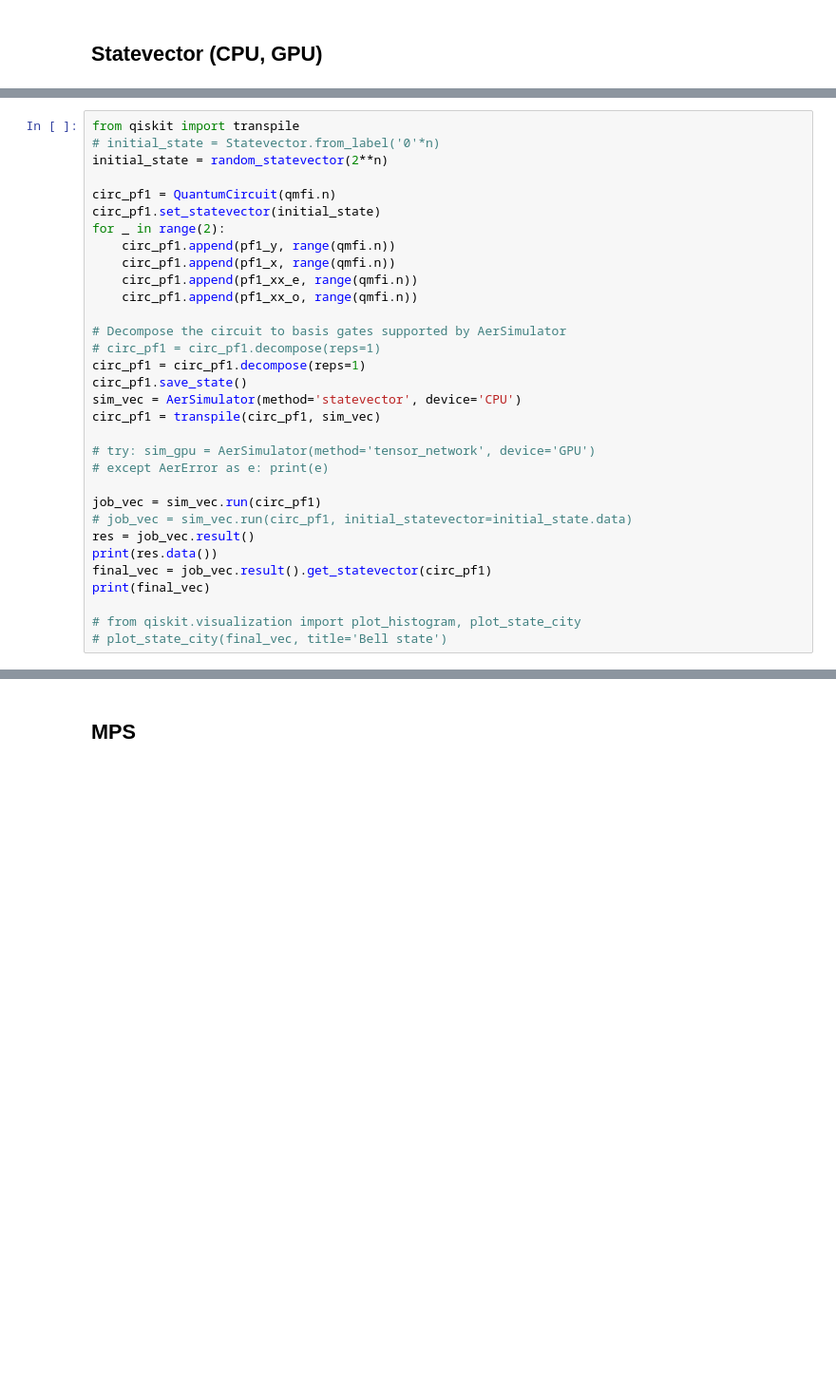
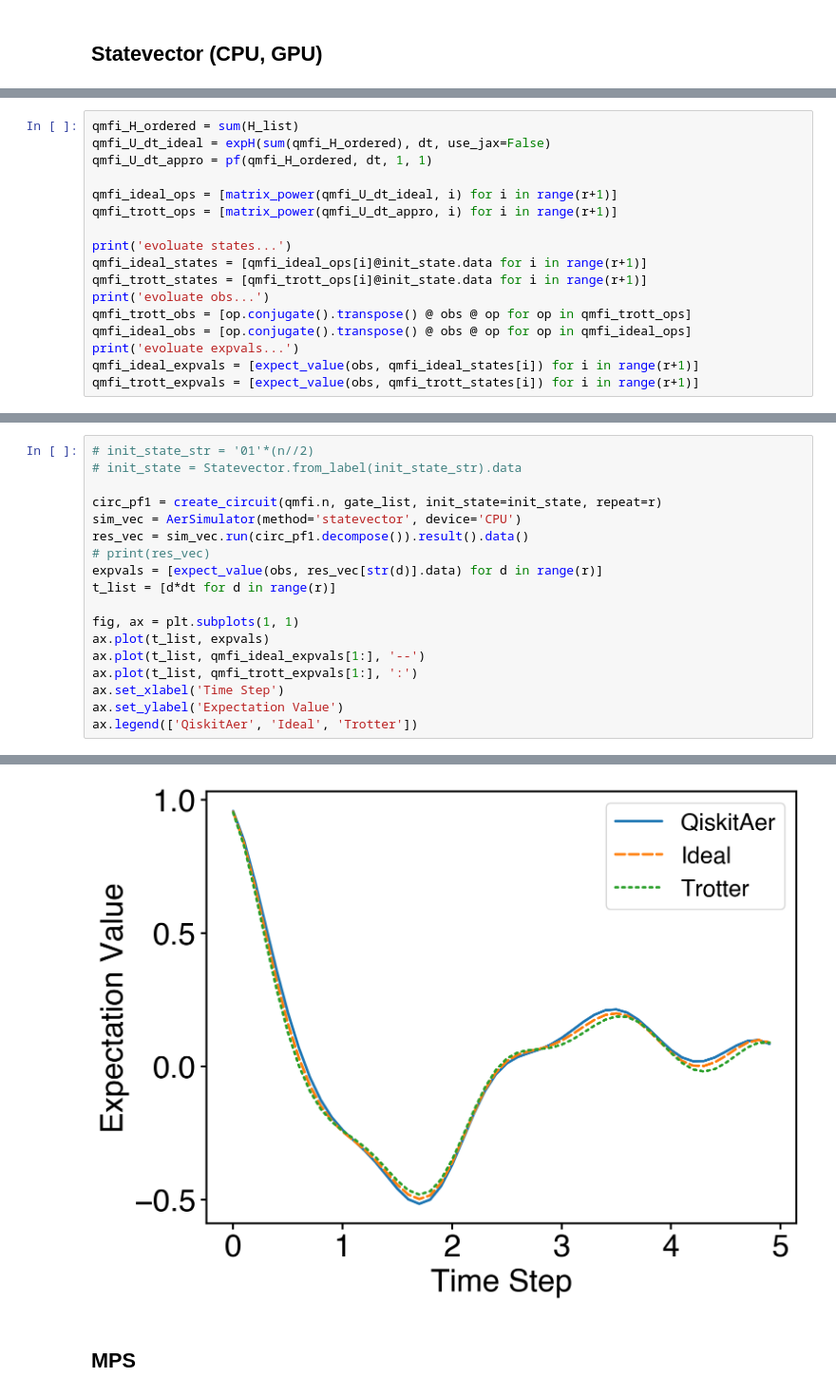
Before and after one commit to Jue-Xu/Pauli-Propagation-Hamiltonian-Expectation, a Jupyter notebook: MPS.ipynb, the cells around one changed output, grey strips where cells are left out. Shown at 95% size. Cells and saved outputs as stored; diff of their text form; blank space fills up the shorter version.

```diff
--- a/MPS.ipynb
+++ b/MPS.ipynb
@@ -117,0 +97,17 @@ result.data(0)
+# %%
+qmfi_H_ordered = sum(H_list)
+qmfi_U_dt_ideal = expH(sum(qmfi_H_ordered), dt, use_jax=False)
+qmfi_U_dt_appro = pf(qmfi_H_ordered, dt, 1, 1)
+
+qmfi_ideal_ops = [matrix_power(qmfi_U_dt_ideal, i) for i in range(r+1)]
+qmfi_trott_ops = [matrix_power(qmfi_U_dt_appro, i) for i in range(r+1)]
+
+print('evoluate states...')
+qmfi_ideal_states = [qmfi_ideal_ops[i]@init_state.data for i in range(r+1)]
+qmfi_trott_states = [qmfi_trott_ops[i]@init_state.data for i in range(r+1)]
+print('evoluate obs...')
+qmfi_trott_obs = [op.conjugate().transpose() @ obs @ op for op in qmfi_trott_ops]
+qmfi_ideal_obs = [op.conjugate().transpose() @ obs @ op for op in qmfi_ideal_ops]
+print('evoluate expvals...')
+qmfi_ideal_expvals = [expect_value(obs, qmfi_ideal_states[i]) for i in range(r+1)]
+qmfi_trott_expvals = [expect_value(obs, qmfi_trott_states[i]) for i in range(r+1)]
@@ -118,33 +118,19 @@ result.data(0)
 # %%
-from qiskit import transpile
-# initial_state = Statevector.from_label('0'*n)
-initial_state = random_statevector(2**n)
+# init_state_str = '01'*(n//2)
+# init_state = Statevector.from_label(init_state_str).data
 
-circ_pf1 = QuantumCircuit(qmfi.n)
-circ_pf1.set_statevector(initial_state)
-for _ in range(2):
-    circ_pf1.append(pf1_y, range(qmfi.n))
-    circ_pf1.append(pf1_x, range(qmfi.n))
-    circ_pf1.append(pf1_xx_e, range(qmfi.n))
-    circ_pf1.append(pf1_xx_o, range(qmfi.n))
+circ_pf1 = create_circuit(qmfi.n, gate_list, init_state=init_state, repeat=r)
+sim_vec = AerSimulator(method='statevector', device='CPU')
+res_vec = sim_vec.run(circ_pf1.decompose()).result().data()
+# print(res_vec)
+expvals = [expect_value(obs, res_vec[str(d)].data) for d in range(r)]
+t_list = [d*dt for d in range(r)]
 
-# Decompose the circuit to basis gates supported by AerSimulator
-# circ_pf1 = circ_pf1.decompose(reps=1)
-circ_pf1 = circ_pf1.decompose(reps=1)
-circ_pf1.save_state()
-sim_vec = AerSimulator(method='statevector', device='CPU')
-circ_pf1 = transpile(circ_pf1, sim_vec)
-
-# try: sim_gpu = AerSimulator(method='tensor_network', device='GPU')
-# except AerError as e: print(e)
-
-job_vec = sim_vec.run(circ_pf1)
-# job_vec = sim_vec.run(circ_pf1, initial_statevector=initial_state.data)
-res = job_vec.result()
-print(res.data())
-final_vec = job_vec.result().get_statevector(circ_pf1)
-print(final_vec)
-
-# from qiskit.visualization import plot_histogram, plot_state_city
-# plot_state_city(final_vec, title='Bell state')
+fig, ax = plt.subplots(1, 1)
+ax.plot(t_list, expvals)
+ax.plot(t_list, qmfi_ideal_expvals[1:], '--')
+ax.plot(t_list, qmfi_trott_expvals[1:], ':')
+ax.set_xlabel('Time Step')
+ax.set_ylabel('Expectation Value')
+ax.legend(['QiskitAer', 'Ideal', 'Trotter'])
 # %% [output]
@@ -165,3 +138,4 @@ Statevector([-0.175783+0.109214j,  0.04721 +0.168433j,  0.062552+0.113828j,
+[figure, added]
 # %% [markdown]
 ## MPS
 # %%
```
Also changed, not shown: parts of 6 cells of this notebook, 10 other files.
